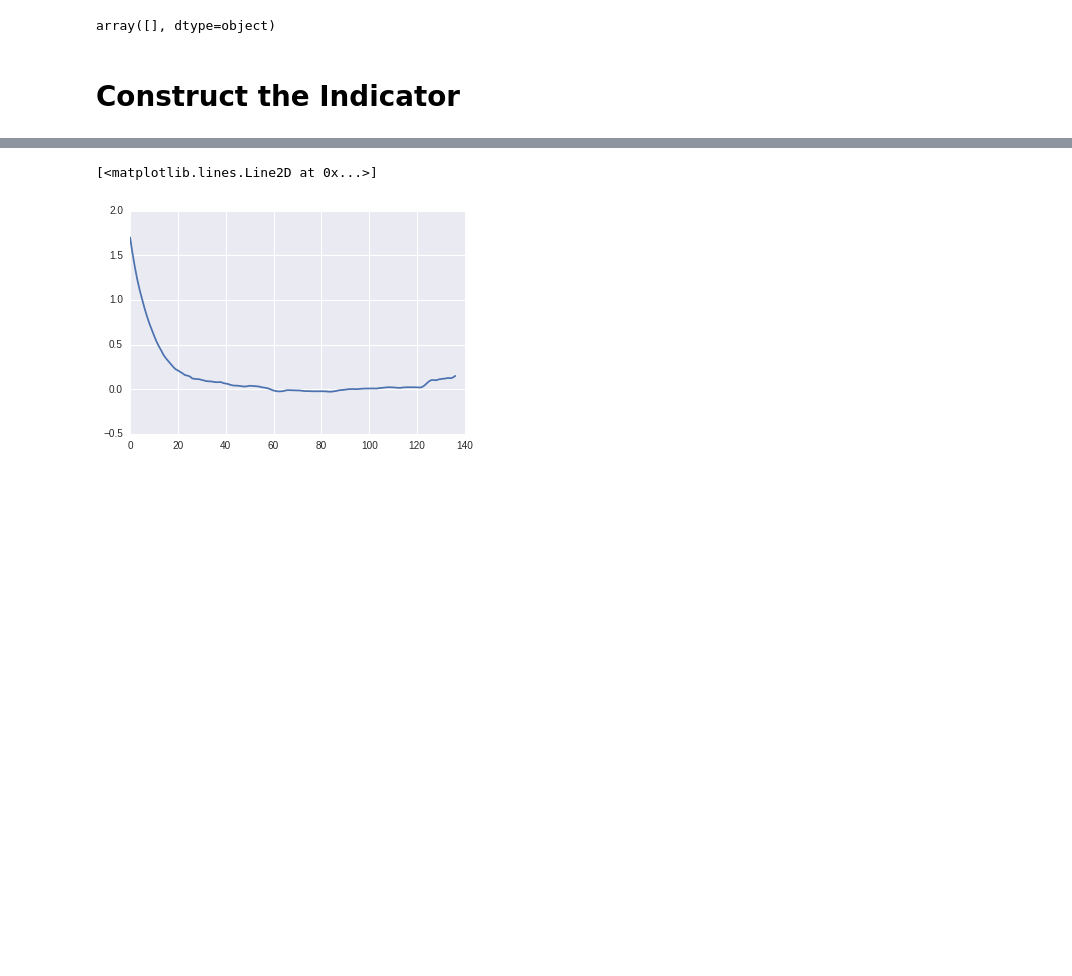
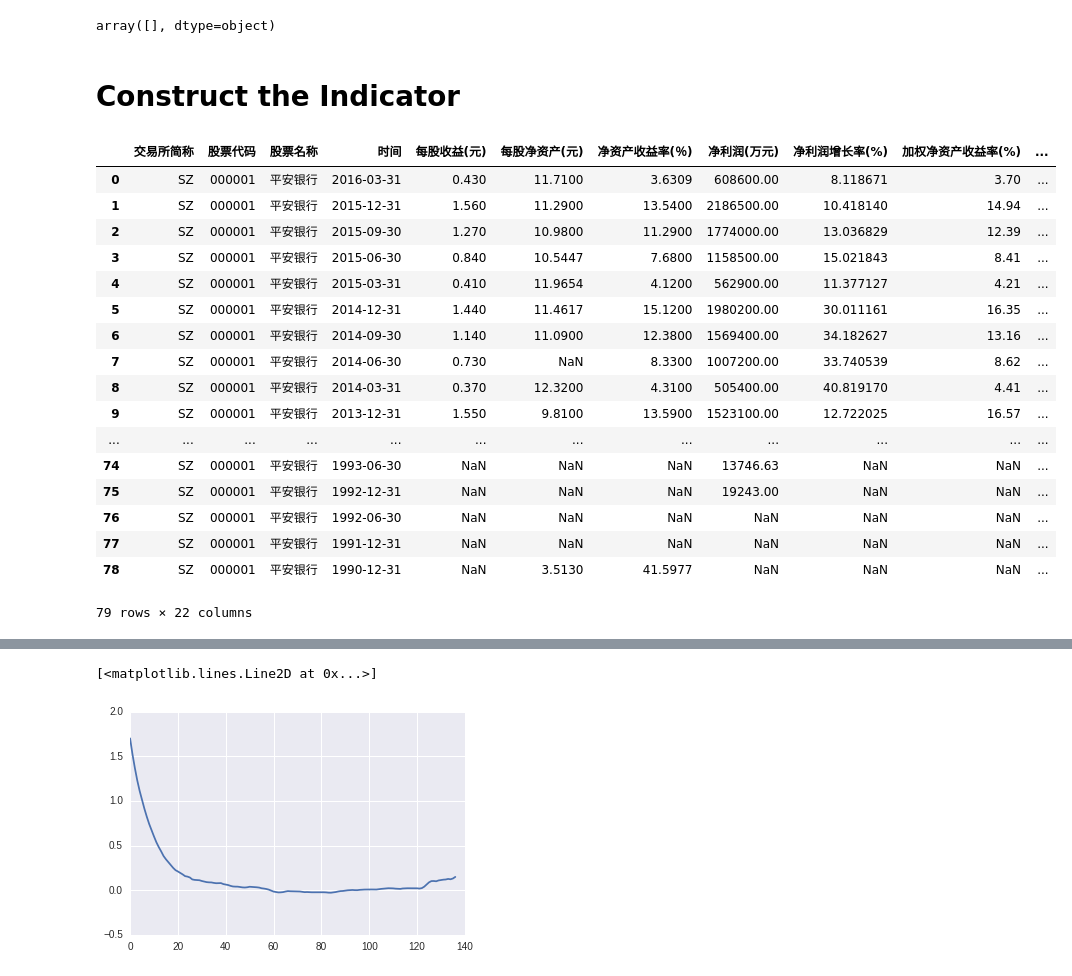
Before and after one commit to fswzb/sensequant, a Jupyter notebook: quant.ipynb, the cells around one changed output, grey strips where cells are left out. Drawn from its saved outputs; the diff is of its cells as text; code cells hidden in the pictures; blank space fills up the shorter version.

```diff
--- a/quant.ipynb
+++ b/quant.ipynb
@@ -163,9 +148,28 @@ p_a_share_ = '流通A股(亿股)'
 # %%
 df_finance = pd.read_csv('/home/lcc/dataset/kline_5minute/stock_finance.txt', dtype={p_stock_id_: str})
 df_finance = df_finance.drop('每股净资产(元).1', 1)
-#df_finance = df_finance[df_finance[p_stock_id_].isin(STOCK_LIST)].reset_index(drop=True)
+df_finance = df_finance[df_finance[p_stock_id_].isin(STOCK_LIST)].reset_index(drop=True)
 df_finance[p_date_] = pd.to_datetime(df_finance[p_date_])
 df_finance['year'] = df_finance[p_date_].apply(lambda time: time.year)
 df_finance['month'] = df_finance[p_date_].apply(lambda time: time.month)
 df_finance['day'] = df_finance[p_date_].apply(lambda time: time.day)
-#df_finance
+df_finance
+# %% [output]
+|  | 交易所简称 | 股票代码 | 股票名称 | 时间 | 每股收益(元) | 每股净资产(元) | 净资产收益率(％) | 净利润(万元) | 净利润增长率(%) | 加权净资产收益率(%) | ... |
+| 0 | SZ | 000001 | 平安银行 | 2016-03-31 | 0.430 | 11.7100 | 3.6309 | 608600.00 | 8.118671 | 3.70 | ... |
+| 1 | SZ | 000001 | 平安银行 | 2015-12-31 | 1.560 | 11.2900 | 13.5400 | 2186500.00 | 10.418140 | 14.94 | ... |
+| 2 | SZ | 000001 | 平安银行 | 2015-09-30 | 1.270 | 10.9800 | 11.2900 | 1774000.00 | 13.036829 | 12.39 | ... |
+| 3 | SZ | 000001 | 平安银行 | 2015-06-30 | 0.840 | 10.5447 | 7.6800 | 1158500.00 | 15.021843 | 8.41 | ... |
+| 4 | SZ | 000001 | 平安银行 | 2015-03-31 | 0.410 | 11.9654 | 4.1200 | 562900.00 | 11.377127 | 4.21 | ... |
+| 5 | SZ | 000001 | 平安银行 | 2014-12-31 | 1.440 | 11.4617 | 15.1200 | 1980200.00 | 30.011161 | 16.35 | ... |
+| 6 | SZ | 000001 | 平安银行 | 2014-09-30 | 1.140 | 11.0900 | 12.3800 | 1569400.00 | 34.182627 | 13.16 | ... |
+| 7 | SZ | 000001 | 平安银行 | 2014-06-30 | 0.730 | NaN | 8.3300 | 1007200.00 | 33.740539 | 8.62 | ... |
+| 8 | SZ | 000001 | 平安银行 | 2014-03-31 | 0.370 | 12.3200 | 4.3100 | 505400.00 | 40.819170 | 4.41 | ... |
+| 9 | SZ | 000001 | 平安银行 | 2013-12-31 | 1.550 | 9.8100 | 13.5900 | 1523100.00 | 12.722025 | 16.57 | ... |
+| ... | ... | ... | ... | ... | ... | ... | ... | ... | ... | ... | ... |
+| 74 | SZ | 000001 | 平安银行 | 1993-06-30 | NaN | NaN | NaN | 13746.63 | NaN | NaN | ... |
+| 75 | SZ | 000001 | 平安银行 | 1992-12-31 | NaN | NaN | NaN | 19243.00 | NaN | NaN | ... |
+| 76 | SZ | 000001 | 平安银行 | 1992-06-30 | NaN | NaN | NaN | NaN | NaN | NaN | ... |
+| 77 | SZ | 000001 | 平安银行 | 1991-12-31 | NaN | NaN | NaN | NaN | NaN | NaN | ... |
+| 78 | SZ | 000001 | 平安银行 | 1990-12-31 | NaN | 3.5130 | 41.5977 | NaN | NaN | NaN | ... |
+79 rows × 22 columns
```
Also changed, not shown: parts of 30 cells of this notebook, 3 other files.
